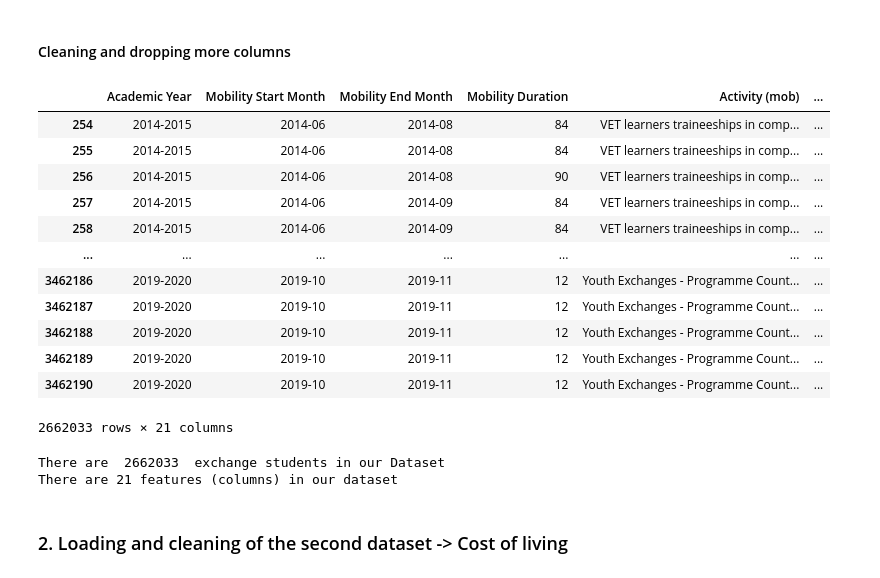
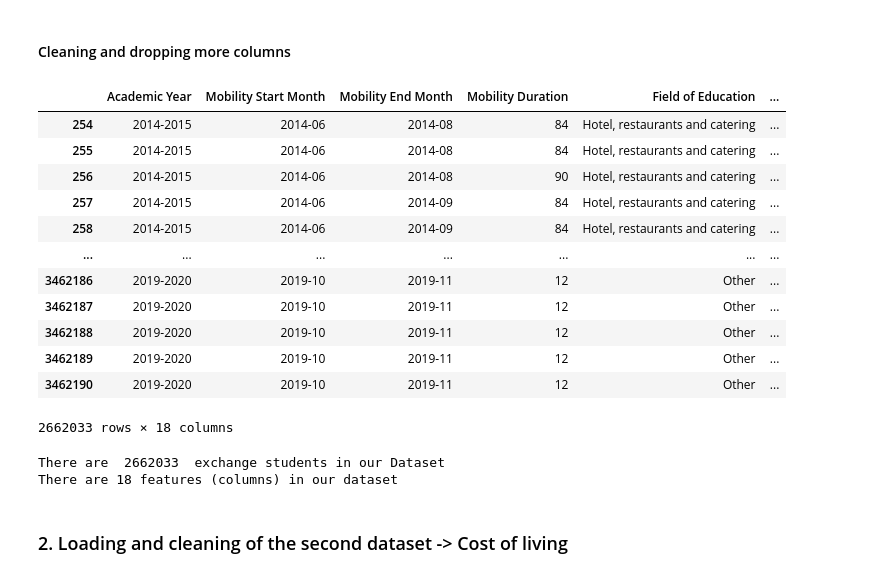
Before and after one commit to tatouti/DatabasePD, a Jupyter notebook: Erasmus_DataAnalysis.ipynb, the cells around one changed output. Cells and saved outputs as stored; diff of their text form; code cells hidden in the pictures.

```diff
--- a/Erasmus_DataAnalysis.ipynb
+++ b/Erasmus_DataAnalysis.ipynb
@@ -91,55 +91,56 @@ erasmus_df = erasmus_df[erasmus_df['Participant Profile']!='Staff']
 #Cleaning the columns
 erasmus_df['Participant Age'] = erasmus_df['Participant Age'].map(drop_ages)
 erasmus_df=erasmus_df.dropna()
+erasmus_df = erasmus_df.drop(columns = ['Activity (mob)','Participant Profile','GroupLeader'])
 
 erasmus_df = erasmus_df[erasmus_df['Mobility Duration']<=500]
 
 erasmus_df = erasmus_df[erasmus_df['Participant Nationality'] != '-']
 
 erasmus_df['Sending City'] = erasmus_df['Sending City'].str.capitalize()
 erasmus_df['Receiving City'] = erasmus_df['Receiving City'].str.capitalize()
 erasmus_df['Sending Organization'] = erasmus_df['Sending Organization'].str.title()
 erasmus_df['Receiving Organization'] = erasmus_df['Receiving Organization'].str.title()
 
 erasmus_df['Field of Education'] = erasmus_df['Field of Education'].replace("? Unknown ?","Other")
 
 erasmus_df['Education Level'] = erasmus_df['Education Level'].replace("? Unknown ?","Unknown")
 erasmus_df['Education Level'] = erasmus_df['Education Level'].replace("??? - ? Unknown ?","Unknown")
 
 #Datatype changes
 erasmus_df['Participant Age'] = erasmus_df['Participant Age'].astype('int')
 erasmus_df['Mobility Duration'] = erasmus_df['Mobility Duration'].astype('int')
 erasmus_df['Participants'] = erasmus_df['Participants'].astype('int')
 
 # Country name changes
 erasmus_df['Sending Country Code'] = erasmus_df['Sending Country Code'].map(getCountry).replace({"UK":"United Kingdom"})
 erasmus_df['Receiving Country Code'] = erasmus_df['Receiving Country Code'].map(getCountry).replace({"UK":"United Kingdom"})
 erasmus_df['Participant Nationality'] = erasmus_df['Participant Nationality'].map(getCountry).replace({"UK":"United Kingdom"})
 erasmus_df = erasmus_df.rename(columns={'Sending Country Code':'Sending Country',
                                         'Receiving Country Code':'Receiving Country'})
 
 
 erasmus_df
 # %% [output]
-|  | Academic Year | Mobility Start Month | Mobility End Month | Mobility Duration | Activity (mob) | ... |
-| 254 | 2014-2015 | 2014-06 | 2014-08 | 84 | VET learners traineeships in comp... | ... |
-| 255 | 2014-2015 | 2014-06 | 2014-08 | 84 | VET learners traineeships in comp... | ... |
-| 256 | 2014-2015 | 2014-06 | 2014-08 | 90 | VET learners traineeships in comp... | ... |
-| 257 | 2014-2015 | 2014-06 | 2014-09 | 84 | VET learners traineeships in comp... | ... |
-| 258 | 2014-2015 | 2014-06 | 2014-09 | 84 | VET learners traineeships in comp... | ... |
+|  | Academic Year | Mobility Start Month | Mobility End Month | Mobility Duration | Field of Education | ... |
+| 254 | 2014-2015 | 2014-06 | 2014-08 | 84 | Hotel, restaurants and catering | ... |
+| 255 | 2014-2015 | 2014-06 | 2014-08 | 84 | Hotel, restaurants and catering | ... |
+| 256 | 2014-2015 | 2014-06 | 2014-08 | 90 | Hotel, restaurants and catering | ... |
+| 257 | 2014-2015 | 2014-06 | 2014-09 | 84 | Hotel, restaurants and catering | ... |
+| 258 | 2014-2015 | 2014-06 | 2014-09 | 84 | Hotel, restaurants and catering | ... |
 | ... | ... | ... | ... | ... | ... | ... |
-| 3462186 | 2019-2020 | 2019-10 | 2019-11 | 12 | Youth Exchanges - Programme Count... | ... |
-| 3462187 | 2019-2020 | 2019-10 | 2019-11 | 12 | Youth Exchanges - Programme Count... | ... |
-| 3462188 | 2019-2020 | 2019-10 | 2019-11 | 12 | Youth Exchanges - Programme Count... | ... |
-| 3462189 | 2019-2020 | 2019-10 | 2019-11 | 12 | Youth Exchanges - Programme Count... | ... |
-| 3462190 | 2019-2020 | 2019-10 | 2019-11 | 12 | Youth Exchanges - Programme Count... | ... |
+| 3462186 | 2019-2020 | 2019-10 | 2019-11 | 12 | Other | ... |
+| 3462187 | 2019-2020 | 2019-10 | 2019-11 | 12 | Other | ... |
+| 3462188 | 2019-2020 | 2019-10 | 2019-11 | 12 | Other | ... |
+| 3462189 | 2019-2020 | 2019-10 | 2019-11 | 12 | Other | ... |
+| 3462190 | 2019-2020 | 2019-10 | 2019-11 | 12 | Other | ... |
-2662033 rows × 21 columns
+2662033 rows × 18 columns
 # %%
 print("There are  {}  exchange students in our Dataset".format(len(erasmus_df)))
 print("There are {} features (columns) in our dataset".format(len(erasmus_df.columns)))
 # %% [output]
 There are  2662033  exchange students in our Dataset
-There are 21 features (columns) in our dataset
+There are 18 features (columns) in our dataset
 # %% [markdown]
 ### 2. Loading and cleaning of the second dataset  -> Cost of living
 # %%
```
Also changed, not shown: parts of 1 cell of this notebook.
